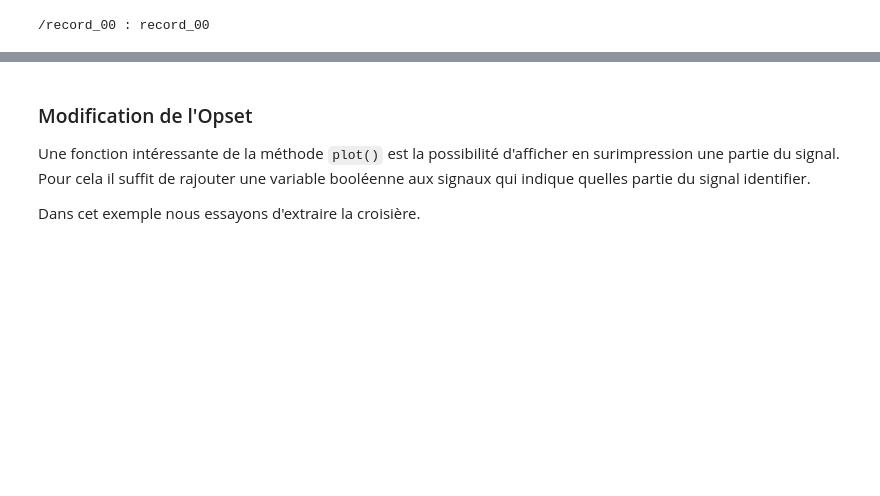
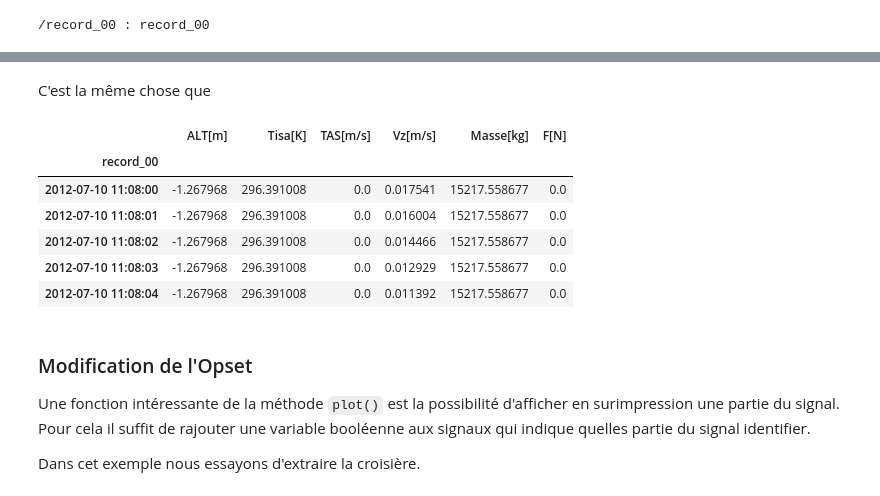
Before and after one commit to jee51/tabata, a Jupyter notebook: notebooks/opset_doc.ipynb, the cells around one changed output, grey strips where cells are left out. Cells and saved outputs as stored; diff of their text form; code cells hidden in the pictures; blank space fills up the shorter version.

```diff
--- a/notebooks/opset_doc.ipynb
+++ b/notebooks/opset_doc.ipynb
@@ -212,3 +296,15 @@ print(dsc.current_record(), ':', dsc.df.index.name)
+# %% [markdown]
+C'est la même chose que
+# %%
+dsc[0].head()
+# %% [output]
+|  | ALT[m] | Tisa[K] | TAS[m/s] | Vz[m/s] | Masse[kg] | F[N] |
+| record_00 |  |  |  |  |  |  |
+| 2012-07-10 11:08:00 | -1.267968 | 296.391008 | 0.0 | 0.017541 | 15217.558677 | 0.0 |
+| 2012-07-10 11:08:01 | -1.267968 | 296.391008 | 0.0 | 0.016004 | 15217.558677 | 0.0 |
+| 2012-07-10 11:08:02 | -1.267968 | 296.391008 | 0.0 | 0.014466 | 15217.558677 | 0.0 |
+| 2012-07-10 11:08:03 | -1.267968 | 296.391008 | 0.0 | 0.012929 | 15217.558677 | 0.0 |
+| 2012-07-10 11:08:04 | -1.267968 | 296.391008 | 0.0 | 0.011392 | 15217.558677 | 0.0 |
 # %% [markdown]
 ### Modification de l'Opset
 
```
Also changed, not shown: parts of 9 cells of this notebook, 3 other files.
